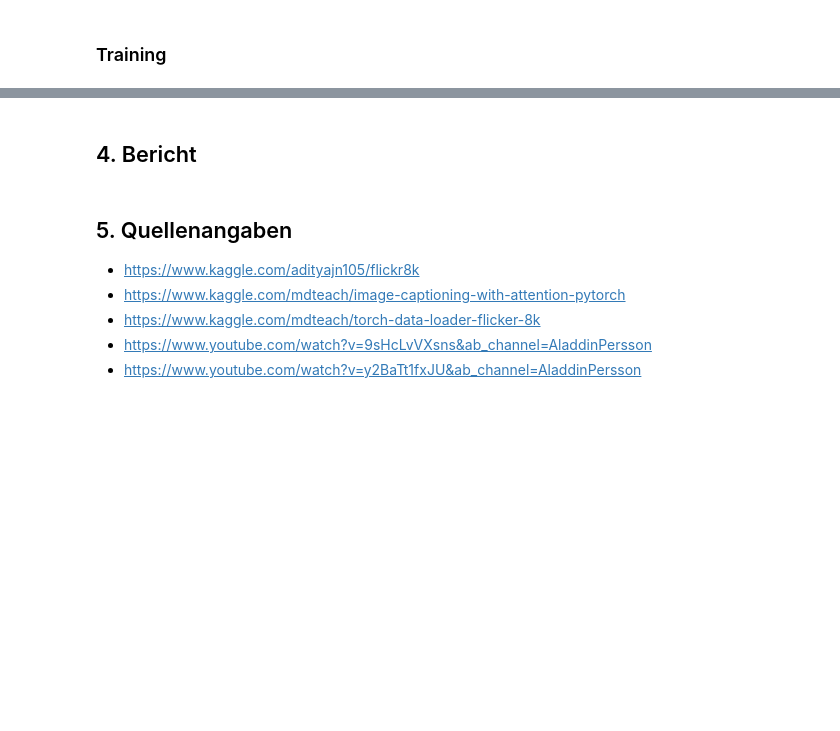
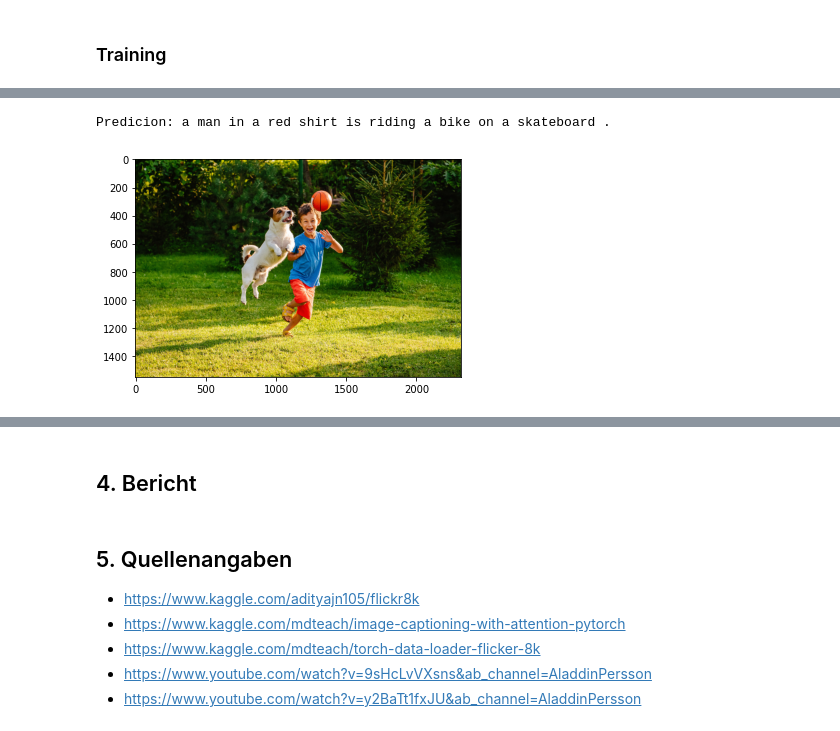
Before and after one commit to FiratSaritas/Image-Captioning-with-Flickr_8k, a Jupyter notebook: Mini-Challenge_2.ipynb, the cells around one changed output, grey strips where cells are left out. Saved outputs shown, nothing was run; the diff lists cells and outputs as text; code cells hidden in the pictures; blank space fills up the shorter version.

```diff
--- a/Mini-Challenge_2.ipynb
+++ b/Mini-Challenge_2.ipynb
@@ -209,10 +212,8 @@ def image_loader(data_location,caption_location,batch_size=32,num_workers=8,imag
     return dataset, dataloader
 # %%
 #setting the constants
-data_location =  "data/Flickr_8k/Images/"
-caption_location =  "data/Flickr_8k/captions.txt"
-batch_size = 32
-num_workers = 8
+batch_size = 16
+num_workers = 0
 image_size=299
 # %%
 dataset,dataloader = image_loader(data_location=data_location,
@@ -416,3 +423,3 @@ def train():
 # %%
-train()
+model = train()
 # %% [output]
@@ -420,25 +426 @@ train()
 Epoch 0
-# %%
-def predict(model, device, dataset, img):
-    transform = transforms.Compose(
-        [
-            transforms.Resize((299, 299)),
-            transforms.ToTensor(),
-            transforms.Normalize((0.5, 0.5, 0.5), (0.5, 0.5, 0.5)),
-        ]
-    )
-
-    model.eval()
-    test_img = transform(Image.open(img).convert("RGB")).unsqueeze(
-        0
-    )
-    return ("OUTPUT:"+" ".join(model.caption_image(test_img.to(device), dataset.vocab)))
-
-
-transform = transforms.Compose(
-        [
-            transforms.Resize((299, 299)),
-            transforms.ToTensor(),
-            transforms.Normalize((0.5, 0.5, 0.5), (0.5, 0.5, 0.5)),
-        ]
-    )
@@ -547,0 +443,16 @@ train()
+# %%
+def predict(model, device, dataset, img):
+    model.eval()
+    test_img = transform(Image.open(img).convert("RGB")).unsqueeze(0)
+    pred_token = model.caption_image(test_img.to(device), dataset.vocab)
+    pred_token = pred_token[1:-1]
+    return " ".join(pred_token)
+# %%
+sample_path = "Kinder-Hunde.jpg"
+img=mpimg.imread(sample_path)
+plt.imshow(img)
+pred=predict(model, device, dataset, img=sample_path)
+print("Predicion: {}\n".format(pred))
+# %% [output]
+Predicion: a man in a red shirt is riding a bike on a skateboard .
+[figure, added]
```
Also changed, not shown: parts of 40 cells of this notebook.
